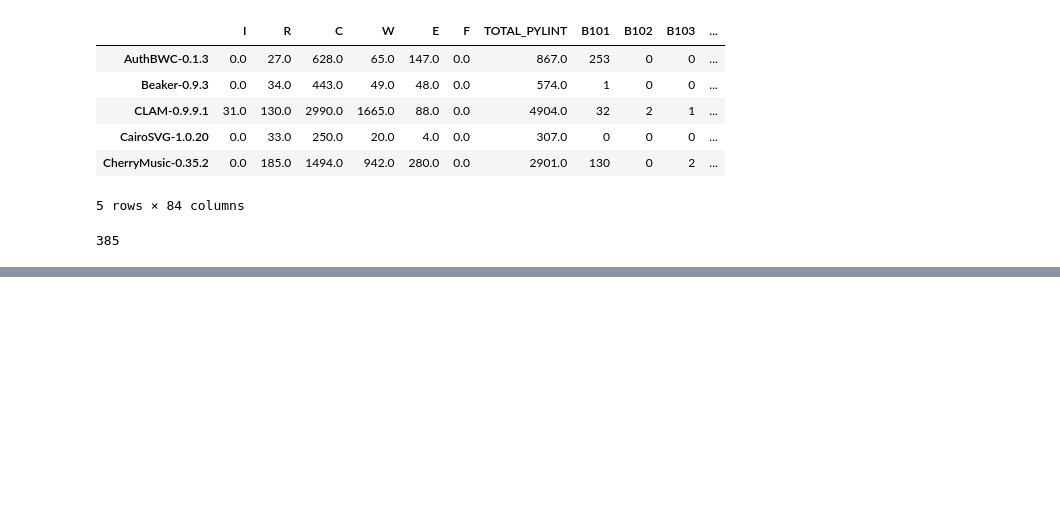
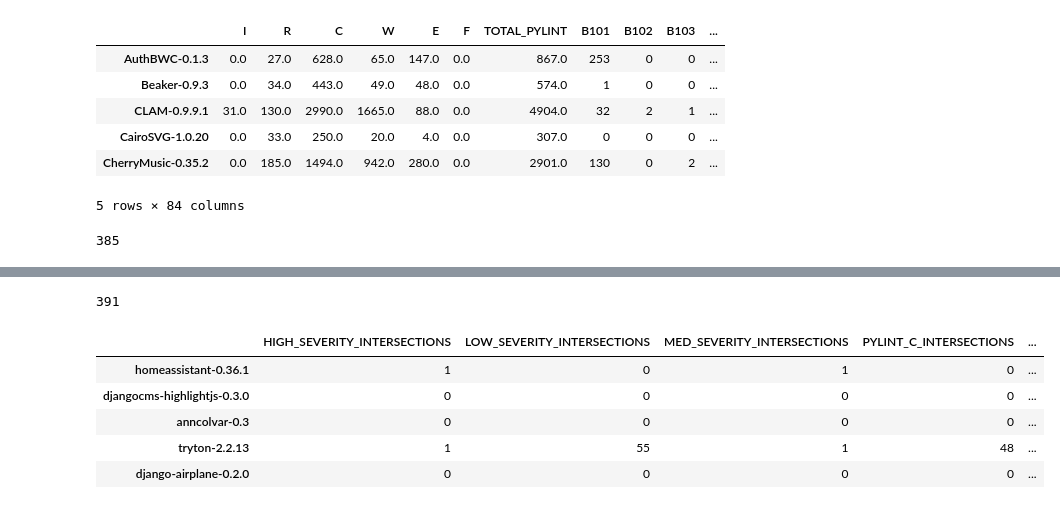
Before and after one commit to ruthjohnson95/CS230, a Jupyter notebook: stat_analysis/combined_df.ipynb, the cells around one changed output, grey strips where cells are left out. Saved outputs shown, nothing was run; the diff lists cells and outputs as text; code cells hidden in the pictures; blank space fills up the shorter version.

Commit message:
added intersection analysis columns

```diff
--- a/stat_analysis/combined_df.ipynb
+++ b/stat_analysis/combined_df.ipynb
@@ -10,6 +10,9 @@ pylint_path = path_stem + "Pylint_output/"
 
 # Directory containing bandit output - download from https://drive.google.com/open?id=1lxTNIE0wMLc0Ixb6HhcQxgLReG_jTpA6
 bandit_path = path_stem + "Bandit_output/"
+
+# Path for intersection analysis
+intersection_path = path_stem + "Intersection/"
 # %% [markdown]
 # I. Build PyLint Dataframe
 # %%
@@ -153,0 +164,46 @@ len(combined_df)
+# %%
+directory = os.fsencode(intersection_path)
+dic = dict()
+
+for file in os.listdir(directory):
+    filename = os.fsdecode(file)
+    benchmark_name = filename.split('_intersection_intersect_lines.csv')[0]
+    full_path = intersection_path + filename
+    df = pd.read_csv(full_path)
+    inner_dic = dict()
+
+    # Filter out the low confidence issues
+    df = df[df['bandit_issue_confidence'] != 'LOW']
+    TOTAL_INTERSECTIONS = len(df)
+    inner_dic['TOTAL_INTERSECTIONS'] = TOTAL_INTERSECTIONS
+
+    # Count number of issues in each bandit severity category
+    inner_dic['HIGH_SEVERITY_INTERSECTIONS'] = len(df[df['bandit_issue_severity'] == 'HIGH'])
+    inner_dic['MED_SEVERITY_INTERSECTIONS'] = len(df[df['bandit_issue_severity'] == 'MEDIUM'])
+    inner_dic['LOW_SEVERITY_INTERSECTIONS'] = len(df[df['bandit_issue_severity'] == 'LOW'])
+
+    # Count the number of issues in each pylint category
+    inner_dic['PYLINT_I_INTERSECTIONS'] = len(df[df['pylint_type'] == 'Category.I'])
+    inner_dic['PYLINT_R_INTERSECTIONS'] = len(df[df['pylint_type'] == 'Category.R'])
+    inner_dic['PYLINT_C_INTERSECTIONS'] = len(df[df['pylint_type'] == 'Category.C'])
+    inner_dic['PYLINT_W_INTERSECTIONS'] = len(df[df['pylint_type'] == 'Category.W'])
+    inner_dic['PYLINT_E_INTERSECTIONS'] = len(df[df['pylint_type'] == 'Category.E'])
+    inner_dic['PYLINT_F_INTERSECTIONS'] = len(df[df['pylint_type'] == 'Category.F'])
+
+    # Append to dictionary of files
+    dic[benchmark_name] = inner_dic
+
+intersection_df = pd.DataFrame.from_dict(dic).T
+# %%
+len(intersection_df)
+# %% [output]
+391
+# %%
+intersection_df.head()
+# %% [output]
+|  | HIGH_SEVERITY_INTERSECTIONS | LOW_SEVERITY_INTERSECTIONS | MED_SEVERITY_INTERSECTIONS | PYLINT_C_INTERSECTIONS | ... |
+| homeassistant-0.36.1 | 1 | 0 | 1 | 0 | ... |
+| djangocms-highlightjs-0.3.0 | 0 | 0 | 0 | 0 | ... |
+| anncolvar-0.3 | 0 | 0 | 0 | 0 | ... |
+| tryton-2.2.13 | 1 | 55 | 1 | 48 | ... |
+| django-airplane-0.2.0 | 0 | 0 | 0 | 0 | ... |
```
Also changed, not shown: parts of 6 cells of this notebook, 1 other file.
